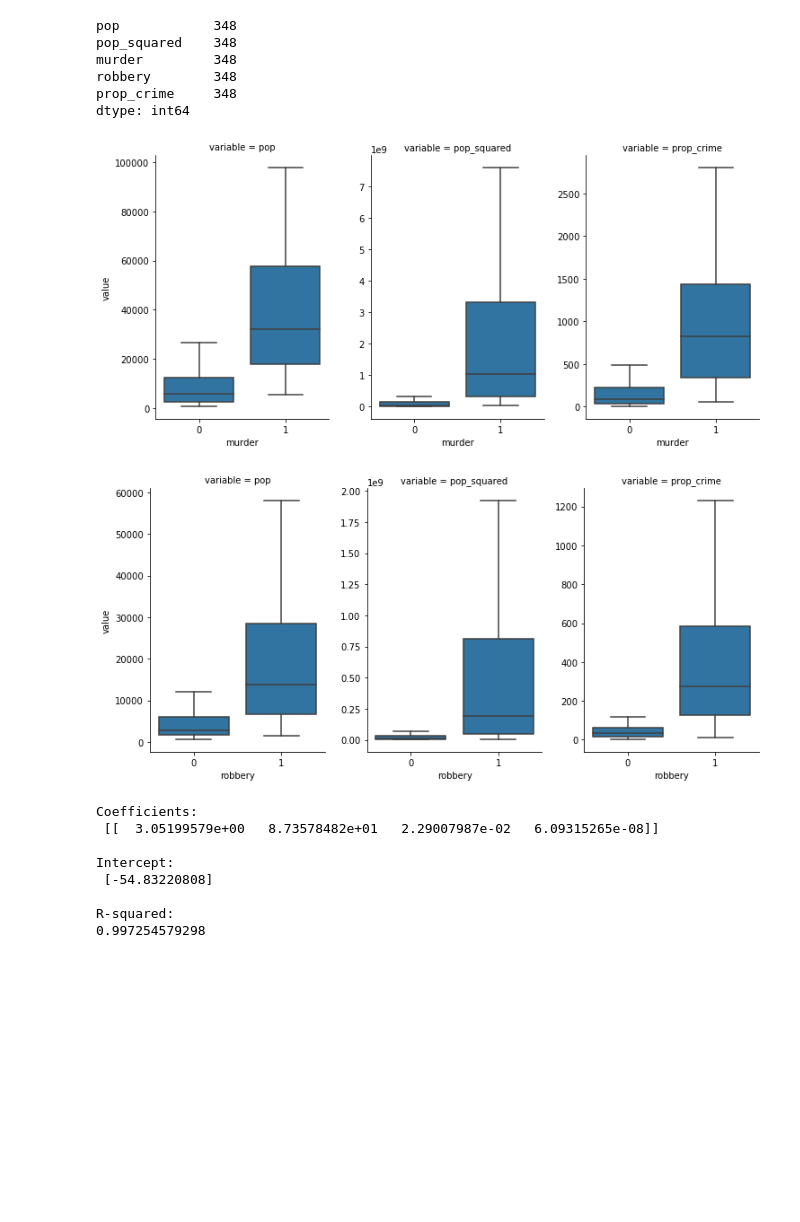
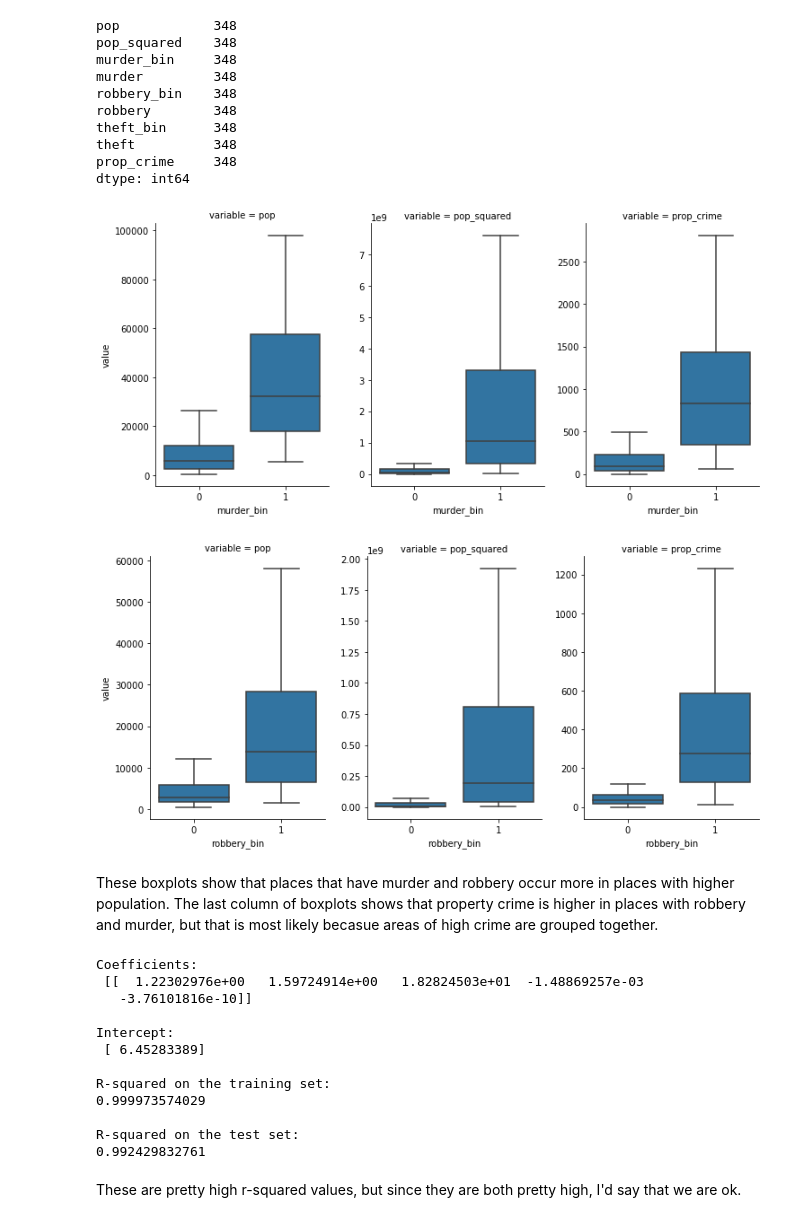
Before and after one commit to bgwilson12/2.4.4-Regression-NYC-Crime, a Jupyter notebook: 2.4.4 Crime Prediction Model.ipynb, the cells around one changed output. Drawn from its saved outputs; the diff is of its cells as text; code cells hidden in the pictures; blank space fills up the shorter version.

```diff
--- a/2.4.4 Crime Prediction Model.ipynb
+++ b/2.4.4 Crime Prediction Model.ipynb
@@ -20,38 +25,49 @@ df.head()
 # %%
 df_features = pd.DataFrame()
-df_features['pop'] = np.where(df.loc[:,'Population'] < 3*df.Population.std(), df.Population, 3*df.Population.std())
+df_features['pop'] = df['Population']
 df_features['pop_squared'] = df_features['pop']**2
-df_features['murder'] = np.where(df.iloc[:, 3] > 0, 1, 0)
-df_features['robbery'] = np.where(df.iloc[:, 6] > 0, 1, 0)
+df_features['murder_bin'] = np.where(df.iloc[:, 3] > 0, 1, 0)
+df_features['murder'] = df.iloc[:,3]
+df_features['robbery_bin'] = np.where(df.iloc[:, 6] > 0, 1, 0)
+df_features['robbery'] = df.iloc[:, 6]
+df_features['theft_bin'] = np.where(df['Larceny-\ntheft'] > 0, 1, 0)
+df_features['theft'] = df['Larceny-\ntheft']
 df_features['prop_crime'] = df.loc[:, 'Property\ncrime']
 df_features.dropna(inplace=True)
 df_features.count()
 # %% [output]
 pop            348
 pop_squared    348
+murder_bin     348
 murder         348
+robbery_bin    348
 robbery        348
+theft_bin      348
+theft          348
 prop_crime     348
 dtype: int64
 # %%
 # Restructure the data so we can use facetgrid
 df_long = df_features
-df_long = pd.melt(df_long, id_vars=['murder', 'robbery'])
+df_long = pd.melt(df_long.drop(['murder', 'robbery', 'theft', 'theft_bin'], axis=1),
+                  id_vars=['murder_bin', 'robbery_bin'])
 g = sns.FacetGrid(df_long, col='variable', size = 5, aspect=.7, sharey=False)
-g = g.map(sns.boxplot, 'murder', 'value', showfliers=False)
+g = g.map(sns.boxplot, 'murder_bin', 'value', showfliers=False)
 plt.show()
 
 g2 = sns.FacetGrid(df_long, col='variable', size = 5, aspect=.7, sharey=False)
-g2 = g2.map(sns.boxplot, 'robbery', 'value', showfliers=False)
+g2 = g2.map(sns.boxplot, 'robbery_bin', 'value', showfliers=False)
 plt.tight_layout()
 plt.show()
 # %% [output]
-[figure, old version]
+[figure, new version]
-[figure, old version]
+[figure, new version]
+# %% [markdown]
+These boxplots show that places that have murder and robbery occur more in places with higher population. The last column of boxplots shows that property crime is higher in places with robbery and murder, but that is most likely becasue areas of high crime are grouped together.
 # %%
 regr = linear_model.LinearRegression()
 Y = df_features['prop_crime'].values.reshape(-1,1)
-X = df_features[['robbery', 'murder', 'pop', 'pop_squared']]
+X = df_features[['theft', 'robbery', 'murder', 'pop', 'pop_squared']]
 X_train, X_test, y_train, y_test = train_test_split(
     X, Y, test_size=0.2, random_state=42)
 regr.fit(X_train,y_train)
@@ -59,17 +75,25 @@ regr.fit(X_train,y_train)
 # Inspect the results.
 print('\nCoefficients: \n', regr.coef_)
 print('\nIntercept: \n', regr.intercept_)
-print('\nR-squared:')
+print('\nR-squared on the training set:')
 print(regr.score(X_train, y_train))
+print('\nR-squared on the test set:')
+print(regr.score(X_test, y_test))
 # %% [output]
 Coefficients:
- [[  3.05199579e+00   8.73578482e+01   2.29007987e-02   6.09315265e-08]]
+ [[  1.22302976e+00   1.59724914e+00   1.82824503e+01  -1.48869257e-03
+   -3.76101816e-10]]
 
 Intercept:
- [-54.83220808]
+ [ 6.45283389]
 
-R-squared:
-0.997254579298
+R-squared on the training set:
+0.999973574029
+
+R-squared on the test set:
+0.992429832761
+# %% [markdown]
+These are pretty high r-squared values, but since they are both pretty high, I'd say that we are ok.
 # %%
 y_pred = regr.predict(X_test)
 residual = y_test - y_pred
```
Also changed, not shown: parts of 7 cells of this notebook.
